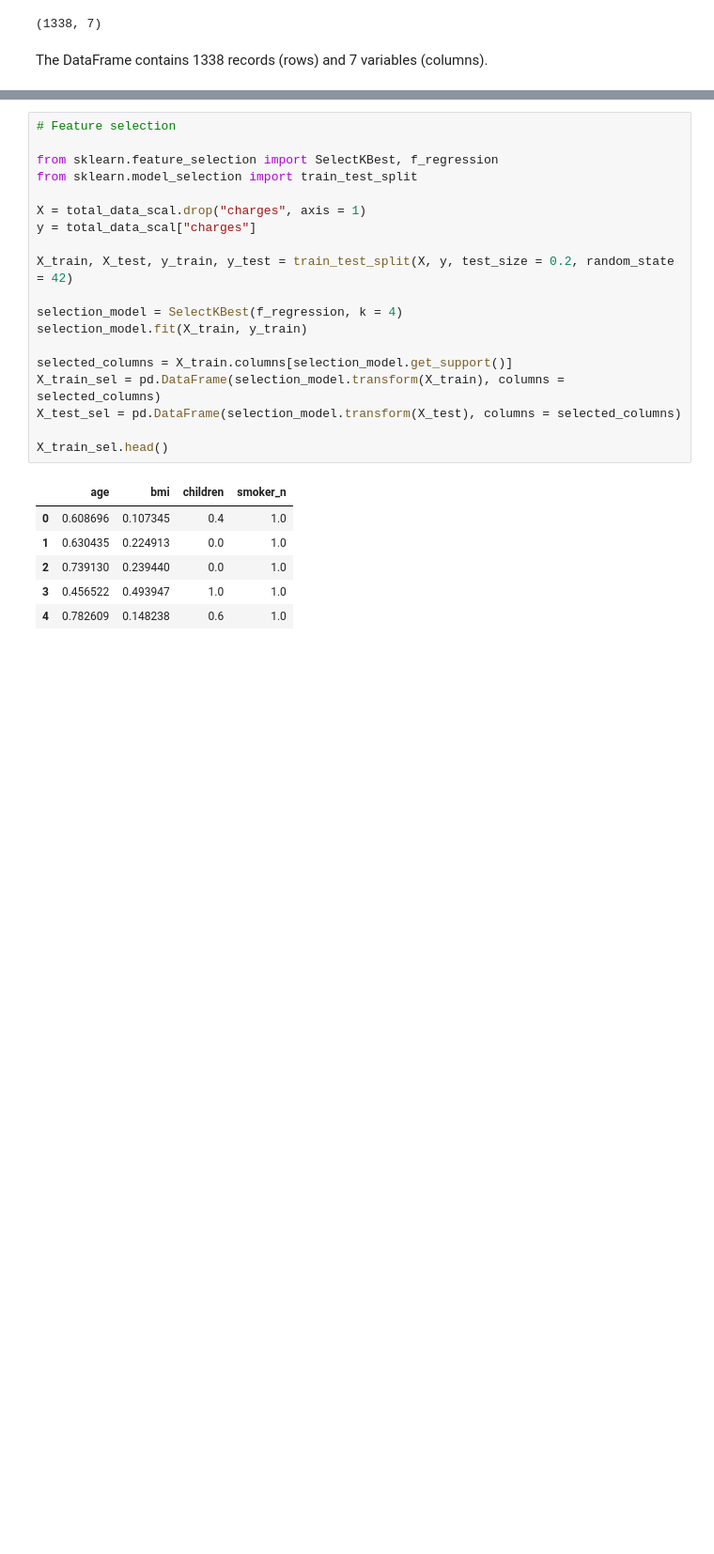
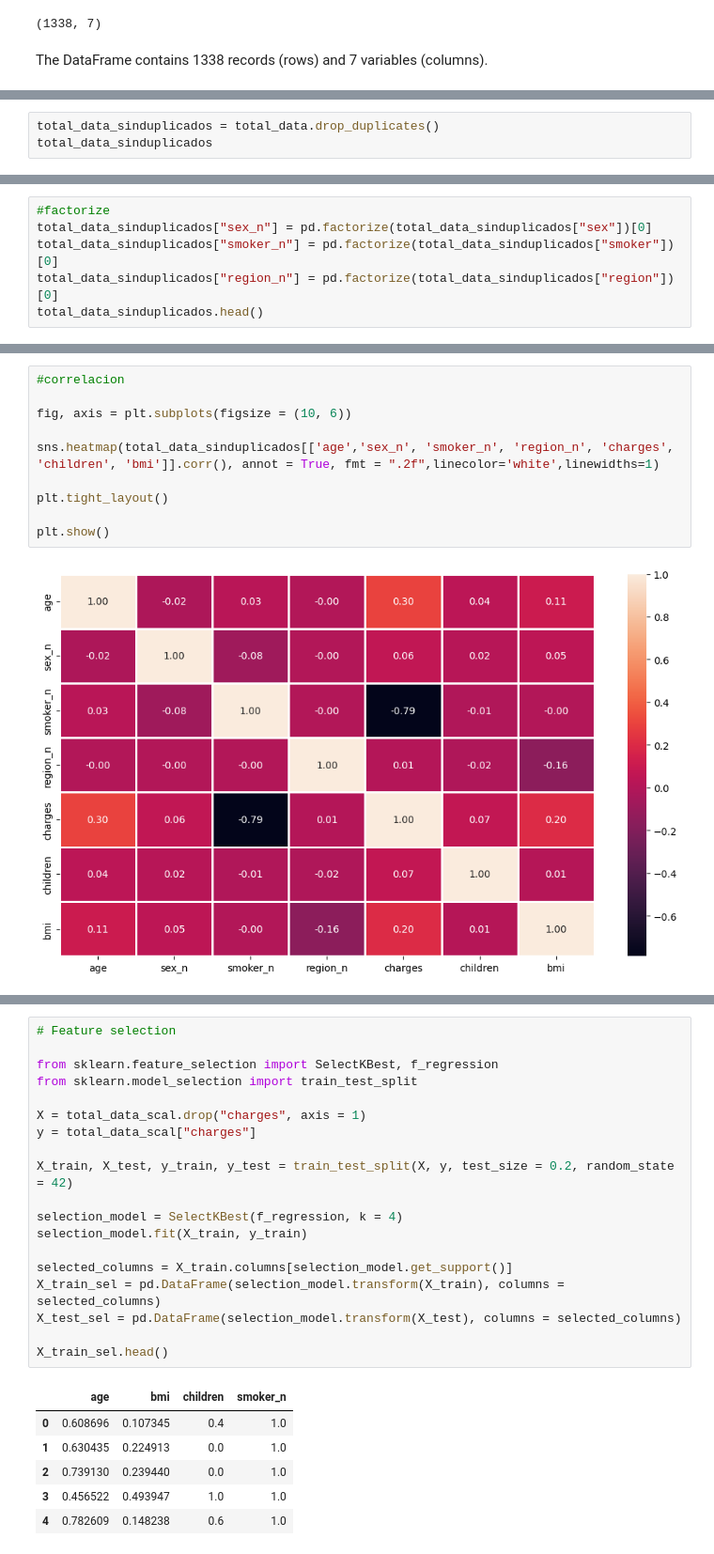
Before and after one commit to 4GeeksAcademy/Olga_K_lineal-regression, a Jupyter notebook: src/explore.ipynb, the cells around one changed output, grey strips where cells are left out. Shown at 94% size. Saved outputs shown, nothing was run; the diff lists cells and outputs as text; blank space fills up the shorter version.

```diff
--- a/src/explore.ipynb
+++ b/src/explore.ipynb
@@ -45,0 +85,3 @@ The DataFrame contains 1338 records (rows) and 7 variables (columns).
+# %%
+total_data_sinduplicados = total_data.drop_duplicates()
+total_data_sinduplicados
@@ -45,0 +117,6 @@ The DataFrame contains 1338 records (rows) and 7 variables (columns).
+# %%
+#factorize
+total_data_sinduplicados["sex_n"] = pd.factorize(total_data_sinduplicados["sex"])[0]
+total_data_sinduplicados["smoker_n"] = pd.factorize(total_data_sinduplicados["smoker"])[0]
+total_data_sinduplicados["region_n"] = pd.factorize(total_data_sinduplicados["region"])[0]
+total_data_sinduplicados.head()
@@ -45,0 +145,12 @@ The DataFrame contains 1338 records (rows) and 7 variables (columns).
+# %%
+#correlacion
+
+fig, axis = plt.subplots(figsize = (10, 6))
+
+sns.heatmap(total_data_sinduplicados[['age','sex_n', 'smoker_n', 'region_n', 'charges', 'children', 'bmi']].corr(), annot = True, fmt = ".2f",linecolor='white',linewidths=1)
+
+plt.tight_layout()
+
+plt.show()
+# %% [output]
+[figure, added]
```
Also changed, not shown: parts of 14 cells of this notebook.
